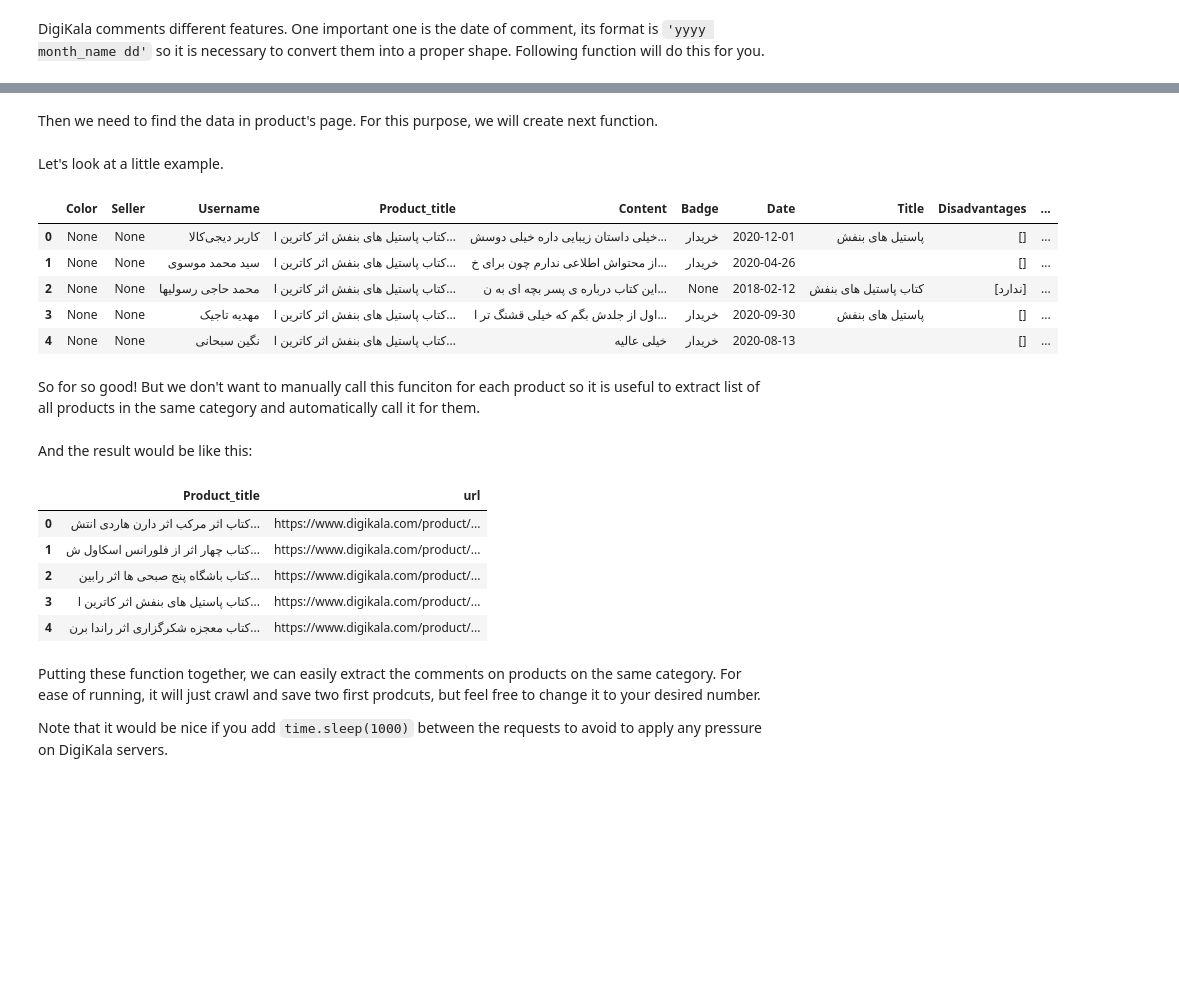
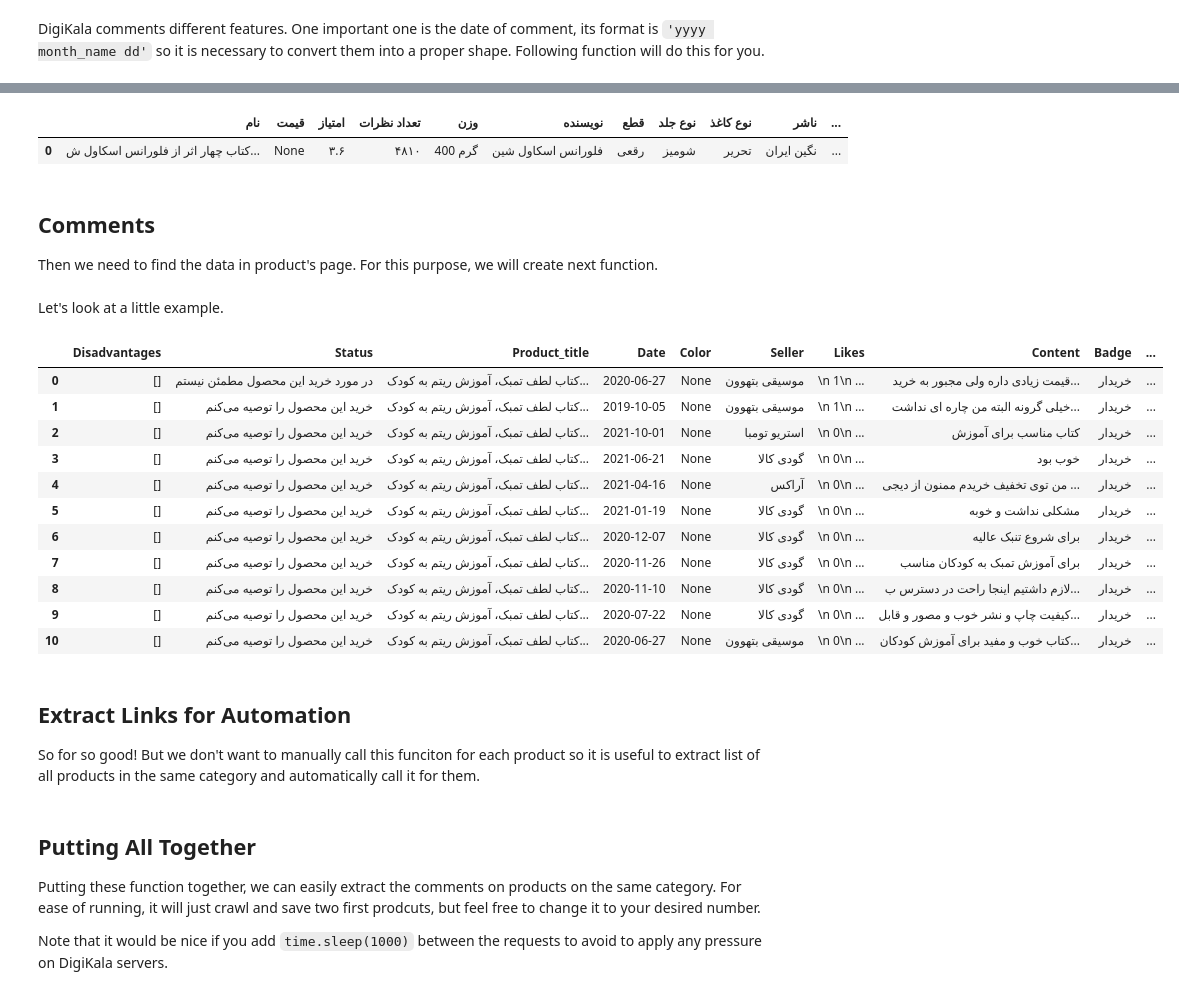
Before and after one commit to erfansobhaei/digikrawl, a Jupyter notebook: DikiKrawl.ipynb, the cells around one changed output, grey strips where cells are left out. Saved outputs shown, nothing was run; the diff lists cells and outputs as text; code cells hidden in the pictures; blank space fills up the shorter version.

Commit message:
Update DigiKrawl.ipynb: Add product crawling and crawled data

```diff
--- a/DikiKrawl.ipynb
+++ b/DikiKrawl.ipynb
@@ -54,4 +92,13 @@ def change_date(date):
+# %%
+url = 'https://www.digikala.com/product/dkp-2623047/کتاب-چهار-اثر-از-فلورانس-اسکاول-شین-اثر-فلورانس-اسکاول-شین-انتشارات-نگین-ایران'
+features = ['وزن', 'نویسنده', 'قطع', 'نوع جلد', 'نوع کاغذ', 'ناشر', 'مترجم', 'تعداد صفحه', 'تعداد صفحه', 'موضوع', 'رده‌بندی کتاب', 'شابک']
+s = crawl_product(url, features)
+s
+# %% [output]
+|  | نام | قیمت | امتیاز | تعداد نظرات | وزن | نویسنده | قطع | نوع جلد | نوع کاغذ | ناشر | ... |
+| 0 | کتاب چهار اثر از فلورانس اسکاول ش... | None | ۳.۶ | ۴۸۱۰ | 400 گرم | فلورانس اسکاول شین | رقعی | شومیز | تحریر | نگین ایران | ... |
 # %% [markdown]
+## Comments
 Then we need to find the data in product's page. For this purpose, we will create next function.
 # %%
 def crawl_digikala_comments(url, pages = 1, mode = 1):
@@ -83,11 +130,14 @@ def crawl_digikala_comments(url, pages = 1, mode = 1):
     for page in range(pages):
         # Modify url for comments and send request
         comment_url = 'https://www.digikala.com/ajax/product/comments/list/{0}/?mode={1}&page={2}'.format(product_id, mode_str, page+1)
-        response = requests.get(comment_url)
+        response = requests.get(comment_url, timeout=5)
         soup = BeautifulSoup(response.content, 'html.parser')
 
         # Find each comment for further process
         comment_section = soup.find('div', {'class' : 'c-comments__list'})
+        # Check for available section
+        if(not comment_section):
+            break
         comments = comment_section.findChildren('div', {'class' : 'c-comments__item c-comments__item--pdp'})
 
         # Iterate each comment in the page
@@ -148,16 +198,23 @@ def crawl_digikala_comments(url, pages = 1, mode = 1):
 # %% [markdown]
 Let's look at a little example.
 # %%
-url = "https://www.digikala.com/product/dkp-186008/%DA%A9%D8%AA%D8%A7%D8%A8-%D9%BE%D8%A7%D8%B3%D8%AA%DB%8C%D9%84-%D9%87%D8%A7%DB%8C-%D8%A8%D9%86%D9%81%D8%B4-%D8%A7%D8%AB%D8%B1-%DA%A9%D8%A7%D8%AA%D8%B1%DB%8C%D9%86-%D8%A7%D9%BE%D9%84%DA%AF%DB%8C%D8%AA"
-data_digikala = crawl_digikala_comments(url,2,2)
-data_digikala.head()
+url = "https://www.digikala.com/product/dkp-49877/%DA%A9%D8%AA%D8%A7%D8%A8-%D9%84%D8%B7%D9%81-%D8%AA%D9%85%D8%A8%DA%A9-%D8%A2%D9%85%D9%88%D8%B2%D8%B4-%D8%B1%DB%8C%D8%AA%D9%85-%D8%A8%D9%87-%DA%A9%D9%88%D8%AF%DA%A9%D8%A7%D9%86-%D8%A8%D9%87-%DA%A9%D9%85%DA%A9-%D8%B4%D8%B9%D8%B1-%D8%A7%D8%AB%D8%B1-%D9%84%DB%8C%D9%84%D8%A7-%D8%AD%DA%A9%DB%8C%D9%85-%D8%A7%D9%84%D9%87%DB%8C"
+data_digikala = crawl_digikala_comments(url,1,2)
+data_digikala
 # %% [output]
-|  | Color | Seller | Username | Product_title | Content | Badge | Date | Title | Disadvantages | ... |
-| 0 | None | None | کاربر دیجی‌کالا | کتاب پاستیل های بنفش اثر کاترین ا... | خیلی داستان زیبایی داره خیلی دوسش... | خریدار | 2020-12-01 | پاستیل های بنفش | [] | ... |
-| 1 | None | None | سید محمد موسوی | کتاب پاستیل های بنفش اثر کاترین ا... | از محتواش اطلاعی ندارم چون برای خ... | خریدار | 2020-04-26 |  | [] | ... |
-| 2 | None | None | محمد حاجی رسولیها | کتاب پاستیل های بنفش اثر کاترین ا... | این کتاب درباره ی پسر بچه ای به ن... | None | 2018-02-12 | کتاب پاستیل های بنفش | [ندارد] | ... |
-| 3 | None | None | مهدیه تاجیک | کتاب پاستیل های بنفش اثر کاترین ا... | اول از جلدش بگم که خیلی قشنگ تر ا... | خریدار | 2020-09-30 | پاستیل های بنفش | [] | ... |
-| 4 | None | None | نگین سبحانی | کتاب پاستیل های بنفش اثر کاترین ا... | خیلی عالیه | خریدار | 2020-08-13 |  | [] | ... |
+|  | Disadvantages | Status | Product_title | Date | Color | Seller | Likes | Content | Badge | ... |
+| 0 | [] | در مورد خرید این محصول مطمئن نیستم | کتاب لطف تمبک، آموزش ریتم به کودک... | 2020-06-27 | None | موسیقی بتهوون | \n 1\n ... | قیمت زیادی داره ولی مجبور به خرید... | خریدار | ... |
+| 1 | [] | خرید این محصول را توصیه می‌کنم | کتاب لطف تمبک، آموزش ریتم به کودک... | 2019-10-05 | None | موسیقی بتهوون | \n 1\n ... | خیلی گرونه البته من چاره ای نداشت... | خریدار | ... |
+| 2 | [] | خرید این محصول را توصیه می‌کنم | کتاب لطف تمبک، آموزش ریتم به کودک... | 2021-10-01 | None | استریو تومبا | \n 0\n ... | کتاب مناسب برای آموزش | خریدار | ... |
+| 3 | [] | خرید این محصول را توصیه می‌کنم | کتاب لطف تمبک، آموزش ریتم به کودک... | 2021-06-21 | None | گودی کالا | \n 0\n ... | خوب بود | خریدار | ... |
+| 4 | [] | خرید این محصول را توصیه می‌کنم | کتاب لطف تمبک، آموزش ریتم به کودک... | 2021-04-16 | None | آراکس | \n 0\n ... | من توی تخفیف خریدم ممنون از دیجی ... | خریدار | ... |
+| 5 | [] | خرید این محصول را توصیه می‌کنم | کتاب لطف تمبک، آموزش ریتم به کودک... | 2021-01-19 | None | گودی کالا | \n 0\n ... | مشکلی نداشت و خوبه | خریدار | ... |
+| 6 | [] | خرید این محصول را توصیه می‌کنم | کتاب لطف تمبک، آموزش ریتم به کودک... | 2020-12-07 | None | گودی کالا | \n 0\n ... | برای شروع تنبک عالیه | خریدار | ... |
+| 7 | [] | خرید این محصول را توصیه می‌کنم | کتاب لطف تمبک، آموزش ریتم به کودک... | 2020-11-26 | None | گودی کالا | \n 0\n ... | برای آموزش تمبک به کودکان مناسب | خریدار | ... |
+| 8 | [] | خرید این محصول را توصیه می‌کنم | کتاب لطف تمبک، آموزش ریتم به کودک... | 2020-11-10 | None | گودی کالا | \n 0\n ... | لازم داشتیم اینجا راحت در دسترس ب... | خریدار | ... |
+| 9 | [] | خرید این محصول را توصیه می‌کنم | کتاب لطف تمبک، آموزش ریتم به کودک... | 2020-07-22 | None | گودی کالا | \n 0\n ... | کیفیت چاپ و نشر خوب و مصور و قابل... | خریدار | ... |
+| 10 | [] | خرید این محصول را توصیه می‌کنم | کتاب لطف تمبک، آموزش ریتم به کودک... | 2020-06-27 | None | موسیقی بتهوون | \n 0\n ... | کتاب خوب و مفید برای آموزش کودکان... | خریدار | ... |
 # %% [markdown]
+## Extract Links for Automation
 So for so good! But we don't want to manually call this funciton for each product so it is useful to extract list of all products in the same category and automatically call it for them.
 # %%
@@ -187,20 +257,8 @@ def crawl_digikala_list(base_url, pages=1, sort=4):
             data = data.append({'Product_title': title, 'url':link}, ignore_index=True)
 
     return data
-# %% [markdown]
-And the result would be like this:
-# %%
-url = 'https://www.digikala.com/ajax/search/category-book/'
-products_list = crawl_digikala_list(url, 1)
-products_list.head()
-# %% [output]
-|  | Product_title | url |
-| 0 | کتاب اثر مرکب اثر دارن هاردی انتش... | https://www.digikala.com/product/... |
-| 1 | کتاب چهار اثر از فلورانس اسکاول ش... | https://www.digikala.com/product/... |
-| 2 | کتاب باشگاه پنج صبحی ها اثر رابین... | https://www.digikala.com/product/... |
-| 3 | کتاب پاستیل های بنفش اثر کاترین ا... | https://www.digikala.com/product/... |
-| 4 | کتاب معجزه شکرگزاری اثر راندا برن... | https://www.digikala.com/product/... |
 # %% [markdown]
+## Putting All Together
 Putting these function together, we can easily extract the comments on products on the same category. For ease of running, it will just crawl and save two first prodcuts, but feel free to change it to your desired number.
 
 Note that it would be nice if you add `time.sleep(1000)` between the requests to avoid to apply any pressure on DigiKala servers.
```
Also changed, not shown: parts of 7 cells of this notebook, 1 other file.
